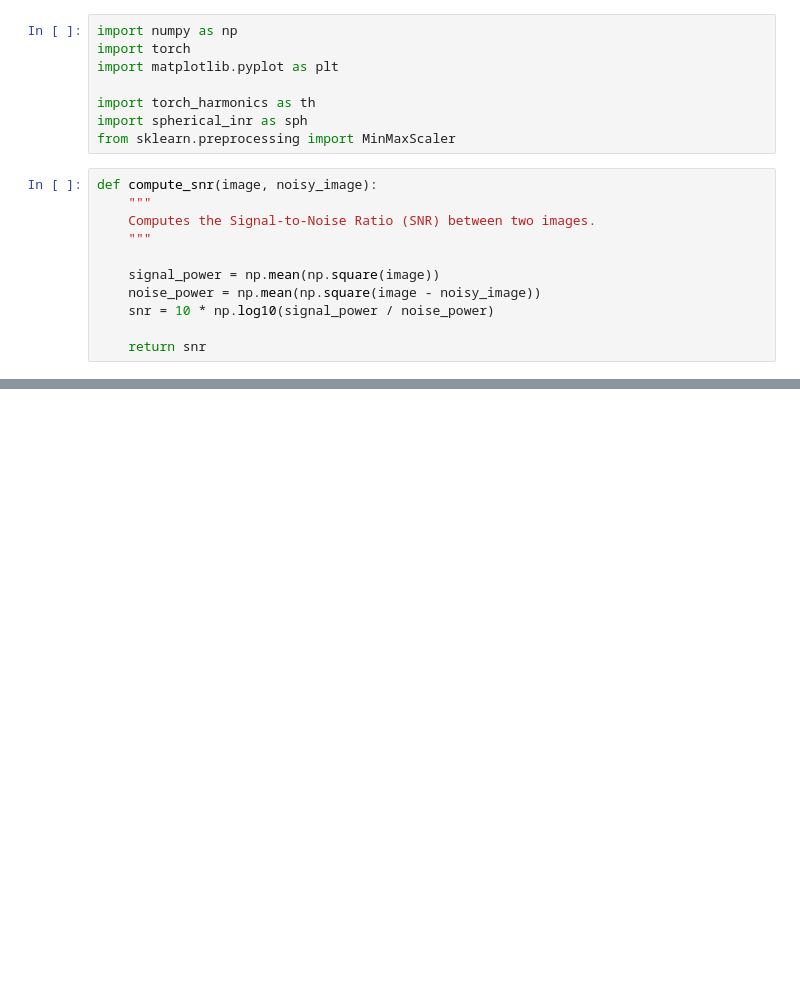
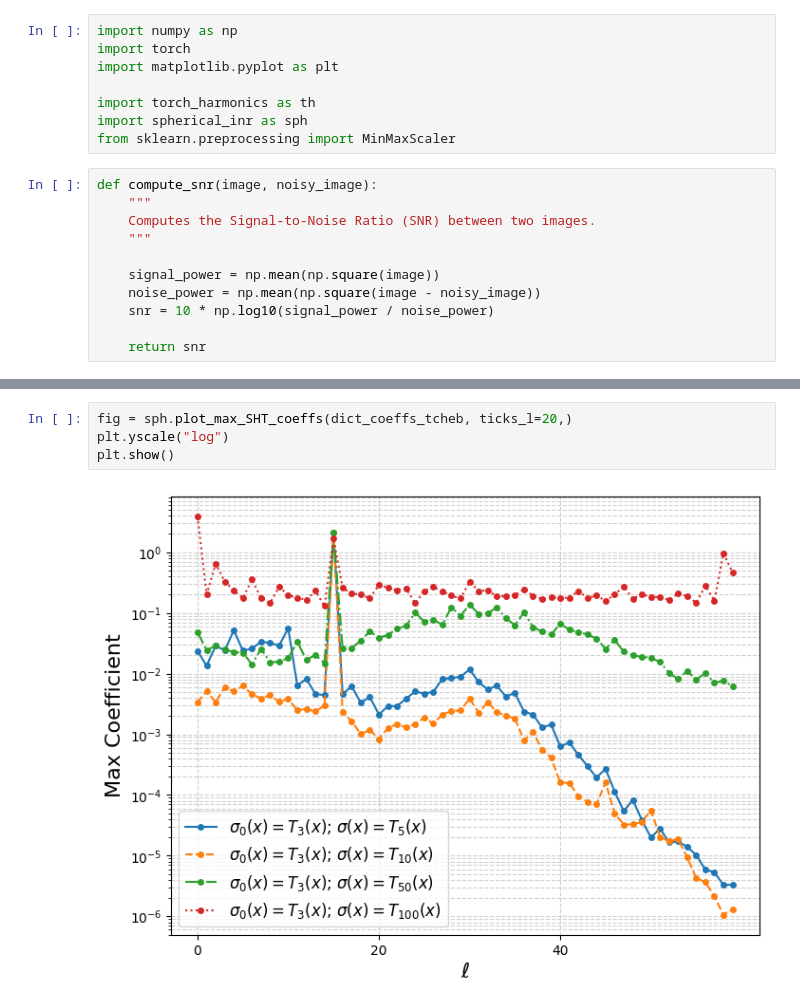
Before and after one commit to TheoHanon/TFE, a Jupyter notebook: SAMPTA/experience1.ipynb, the cells around one changed output, grey strips where cells are left out. Saved outputs shown, nothing was run; the diff lists cells and outputs as text; blank space fills up the shorter version.

```diff
--- a/SAMPTA/experience1.ipynb
+++ b/SAMPTA/experience1.ipynb
@@ -123 +153,7 @@ Epoch [1000/1000], Training Loss: 0.0007
+# %%
+fig = sph.plot_max_SHT_coeffs(dict_coeffs_tcheb, ticks_l=20,)
+plt.yscale("log")
+plt.show()
+# %% [output]
+[figure, added]
 # %%
```
Also changed, not shown: parts of 29 cells of this notebook, 3 other files.
